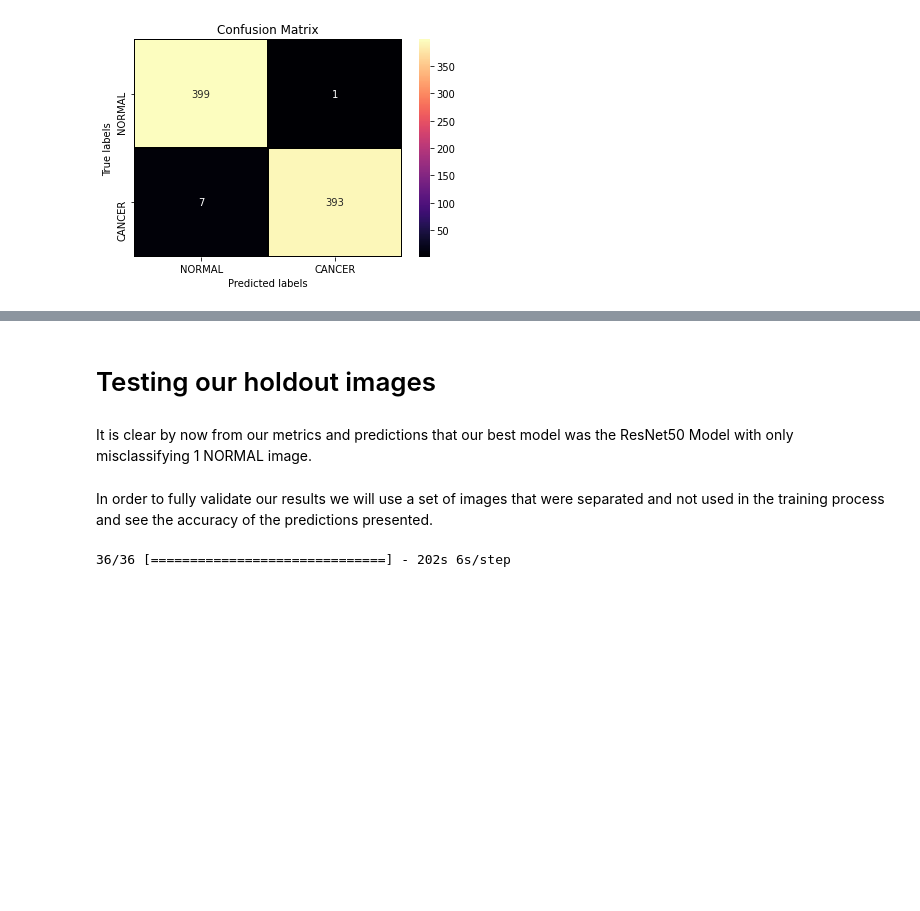
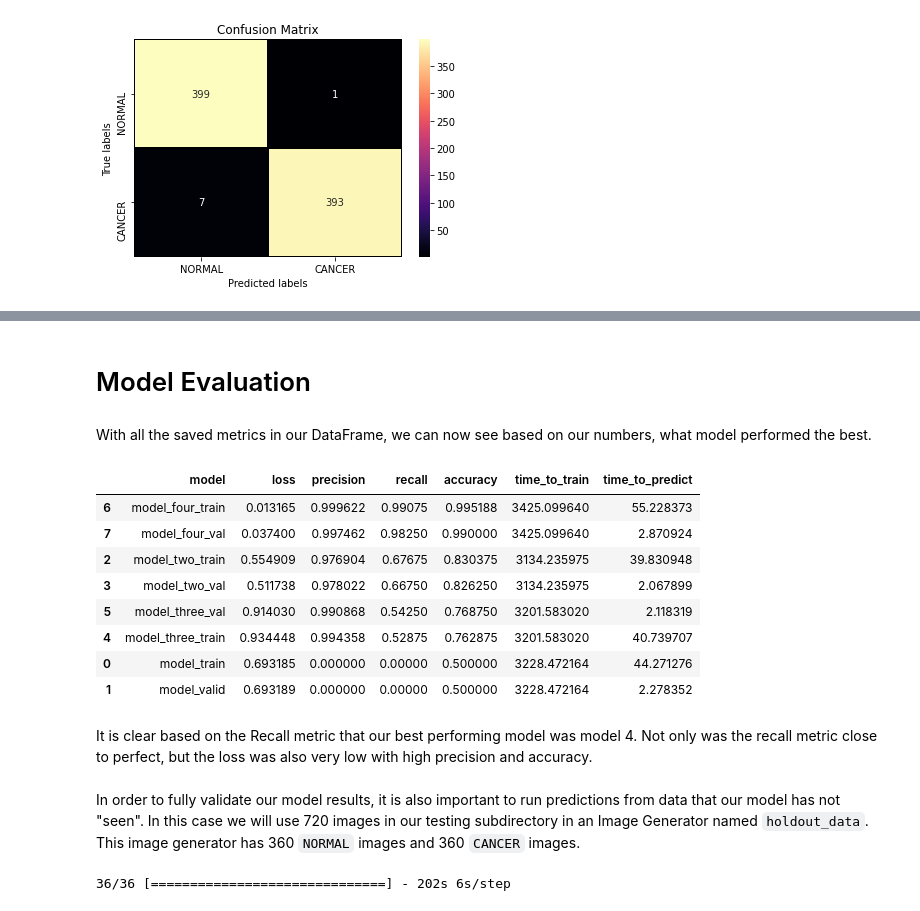
Before and after one commit to edgarbarr1/colon-cancer-cnn, a Jupyter notebook: colon_cancer_image.ipynb, the cells around one changed output, grey strips where cells are left out. Cells and saved outputs as stored; diff of their text form; code cells hidden in the pictures; blank space fills up the shorter version.

```diff
--- a/colon_cancer_image.ipynb
+++ b/colon_cancer_image.ipynb
@@ -1006,9 +1005,23 @@ Great results. Out of the 16,800 images only 1 was predicted incorrectly. We sti
-# %% [markdown]
-# Testing our holdout images
-# %% [markdown]
-It is clear by now from our metrics and predictions that our best model was the ResNet50 Model with only misclassifying 1 NORMAL image.
-# %% [markdown]
-In order to fully validate our results we will use a set of images that were separated and not used in the training process and see the accuracy of the predictions presented.
+# %% [markdown]
+# Model Evaluation
+# %% [markdown]
+With all the saved metrics in our DataFrame, we can now see based on our numbers, what model performed the best.
+# %%
+performance_df.sort_values(by='recall', ascending=False)
+# %% [output]
+|  | model | loss | precision | recall | accuracy | time_to_train | time_to_predict |
+| 6 | model_four_train | 0.013165 | 0.999622 | 0.99075 | 0.995188 | 3425.099640 | 55.228373 |
+| 7 | model_four_val | 0.037400 | 0.997462 | 0.98250 | 0.990000 | 3425.099640 | 2.870924 |
+| 2 | model_two_train | 0.554909 | 0.976904 | 0.67675 | 0.830375 | 3134.235975 | 39.830948 |
+| 3 | model_two_val | 0.511738 | 0.978022 | 0.66750 | 0.826250 | 3134.235975 | 2.067899 |
+| 5 | model_three_val | 0.914030 | 0.990868 | 0.54250 | 0.768750 | 3201.583020 | 2.118319 |
+| 4 | model_three_train | 0.934448 | 0.994358 | 0.52875 | 0.762875 | 3201.583020 | 40.739707 |
+| 0 | model_train | 0.693185 | 0.000000 | 0.00000 | 0.500000 | 3228.472164 | 44.271276 |
+| 1 | model_valid | 0.693189 | 0.000000 | 0.00000 | 0.500000 | 3228.472164 | 2.278352 |
+# %% [markdown]
+It is clear based on the Recall metric that our best performing model was model 4. Not only was the recall metric close to perfect, but the loss was also very low with high precision and accuracy.
+# %% [markdown]
+In order to fully validate our model results, it is also important to run predictions from data that our model has not "seen". In this case we will use 720 images in our testing subdirectory in an Image Generator named `holdout_data`. This image generator has 360 `NORMAL` images and 360 `CANCER` images.
 # %%
 testing_predictions = model_4.predict(holdout_data, verbose=1)
 # %% [output]
```
Also changed, not shown: parts of 11 cells of this notebook.
